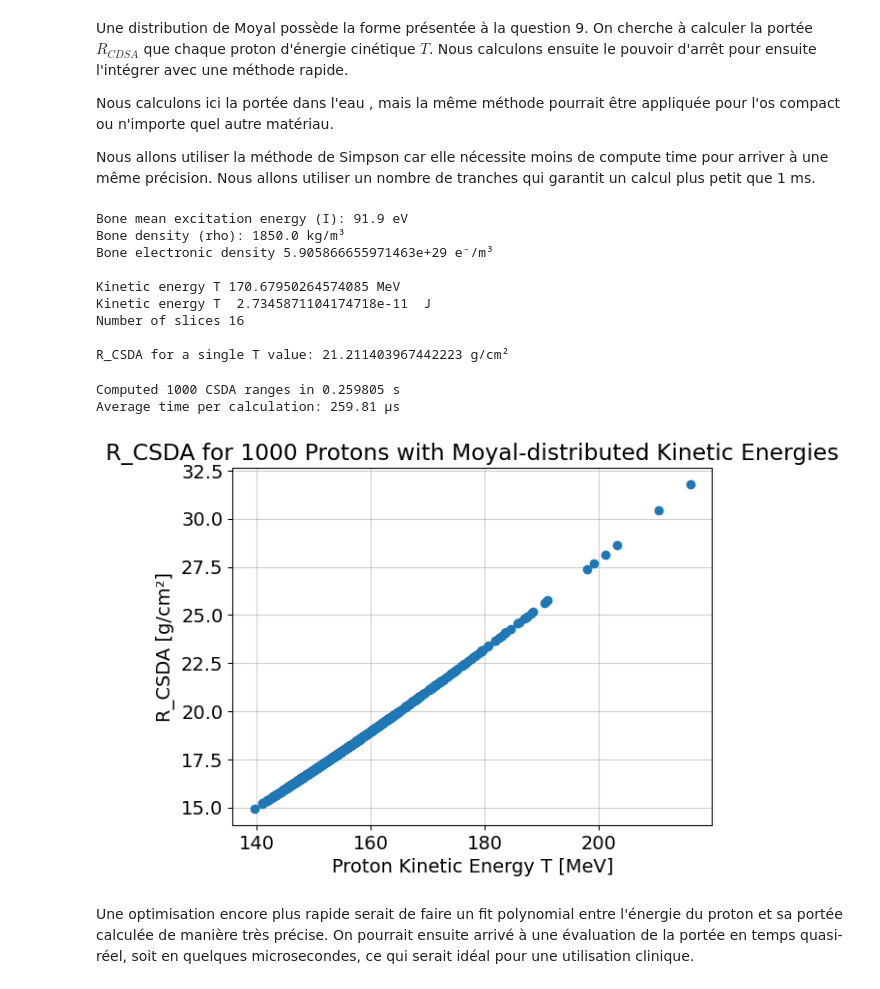
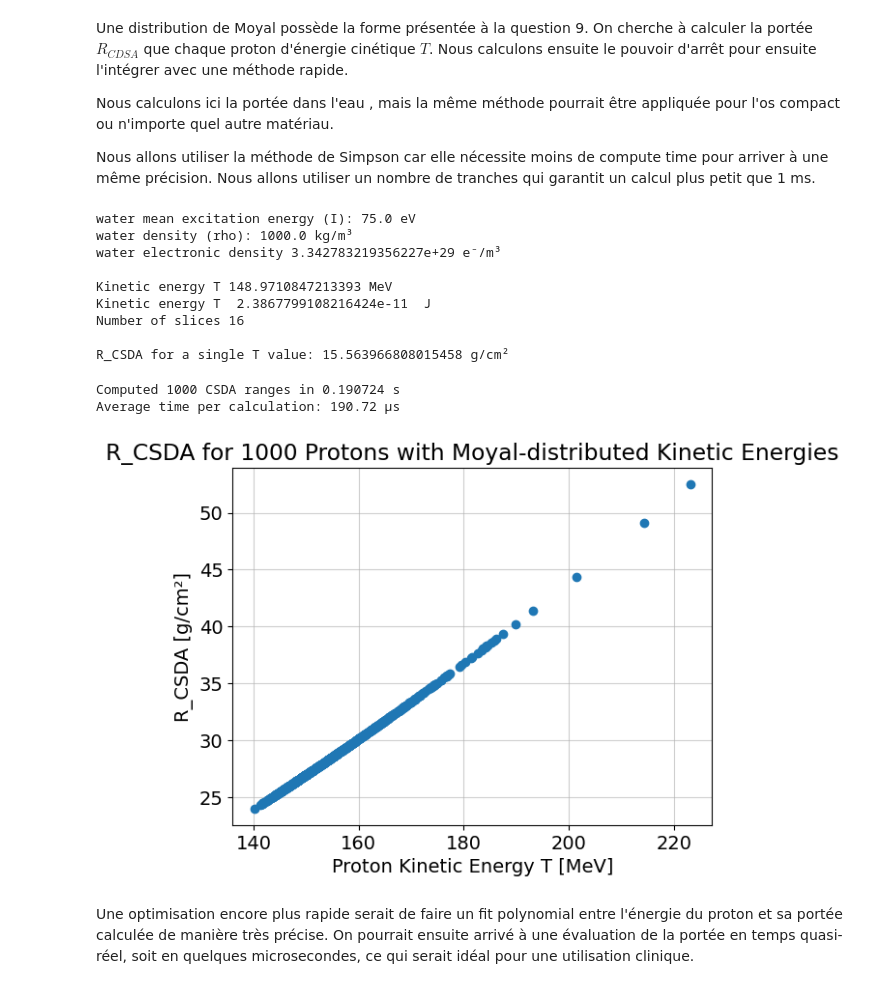
Before and after one commit to Eloi-Blouin/GPH-University-Laval-Course, a Jupyter notebook: Ulaval Session 8 Hiver 2026/Physique Numérique/TP1/TP1_ÉloiBlouin_ClémentPoulin.ipynb, the cells around one changed output. Drawn from its saved outputs; the diff is of its cells as text; code cells hidden in the pictures.

Commit message:
First iteration for the question 10 function to calculate the integration time

```diff
--- a/Ulaval Session 8 Hiver 2026/Physique Numérique/TP1/TP1_ÉloiBlouin_ClémentPoulin.ipynb
+++ b/Ulaval Session 8 Hiver 2026/Physique Numérique/TP1/TP1_ÉloiBlouin_ClémentPoulin.ipynb
@@ -950,12 +950,12 @@ T_moyal_single_value_MeV = sp.stats.moyal.rvs(loc=moyal_loc, scale=moyal_scale)
 #T_moyal_single_value_MeV = 150.0 # to fix the value for testing
 T_moyal_single_value_J = T_moyal_single_value_MeV * 1e6 * cte.e
 
-rho_bone, n_e_bone, bone_mean_excitation_energy = get_material_properties("bone")
+rho_bone, n_e_bone, bone_mean_excitation_energy = get_material_properties("water")
 N_simp_8_optimisation = 2**4
 
-print("Bone mean excitation energy (I):", bone_mean_excitation_energy / cte.e, "eV")
-print(f"Bone density (rho): {rho_bone} kg/m³")
-print("Bone electronic density", n_e_bone, "e⁻/m³\n")
+print("water mean excitation energy (I):", bone_mean_excitation_energy / cte.e, "eV")
+print(f"water density (rho): {rho_bone} kg/m³")
+print("water electronic density", n_e_bone, "e⁻/m³\n")
 print(f"Kinetic energy T {T_moyal_single_value_MeV} MeV")
 print("Kinetic energy T ", T_moyal_single_value_J, " J" )
 print(f"Number of slices {N_simp_8_optimisation}")
@@ -973,45 +973,46 @@ conv_factor_range = 1e-1  # kg/m^2 -> g/cm^2
 R_CSDA_moyal_single_value = simpson(f_inv_S, T_proton_low, T_proton_high, N_simp_8_optimisation) * conv_factor_range
 print(f"\nR_CSDA for a single T value: {R_CSDA_moyal_single_value} g/cm²")
 # %% [output]
-Bone mean excitation energy (I): 91.9 eV
-Bone density (rho): 1850.0 kg/m³
-Bone electronic density 5.905866655971463e+29 e⁻/m³
+water mean excitation energy (I): 75.0 eV
+water density (rho): 1000.0 kg/m³
+water electronic density 3.342783219356227e+29 e⁻/m³
 
-Kinetic energy T 170.67950264574085 MeV
-Kinetic energy T  2.7345871104174718e-11  J
+Kinetic energy T 148.9710847213393 MeV
+Kinetic energy T  2.3867799108216424e-11  J
 Number of slices 16
 
-R_CSDA for a single T value: 21.211403967442223 g/cm²
+R_CSDA for a single T value: 15.563966808015458 g/cm²
 # %%
 # Speed test: 1000 single-proton calculations
 n = 1000
 T_samples_MeV = sp.stats.moyal.rvs(loc=moyal_loc, scale=moyal_scale, size=n)
 T_samples_J = T_samples_MeV * 1e6 * cte.e
 
 start_time = timeit.default_timer()
 R_CSDA_samples = []
 for T_J in T_samples_J:
+    f_inv_S = lambda T: (rho_bone / calculate_S_col(n_e=n_e_bone, I=bone_mean_excitation_energy, T=T_J))
     R_CSDA_val = simpson(f_inv_S, T_proton_low, T_J, N_simp_8_optimisation) * conv_factor_range
     R_CSDA_samples.append(R_CSDA_val)
 end_time = timeit.default_timer()
 
 elapsed = end_time - start_time
 count = len(R_CSDA_samples)
 time_per_calc = elapsed / count if count > 0 else float('nan')
 
 print(f"\nComputed {count} CSDA ranges in {elapsed:.6f} s")
 print(f"Average time per calculation: {time_per_calc*1e6:.2f} μs")
 
 plt.plot(T_samples_MeV, R_CSDA_samples, 'o')
 plt.xlabel("Proton Kinetic Energy T [MeV]")
 plt.ylabel("R_CSDA [g/cm²]")
 plt.title("R_CSDA for 1000 Protons with Moyal-distributed Kinetic Energies")
 plt.grid(alpha=0.6)
 plt.show()
 # %% [output]
-Computed 1000 CSDA ranges in 0.259805 s
-Average time per calculation: 259.81 μs
+Computed 1000 CSDA ranges in 0.190724 s
+Average time per calculation: 190.72 μs
-[figure, old version]
+[figure, new version]
 # %% [markdown]
 Une optimisation encore plus rapide serait de faire un fit polynomial entre l'énergie du proton et sa portée calculée de manière très précise. On pourrait ensuite arrivé à une évaluation de la portée en temps quasi-réel, soit en quelques microsecondes, ce qui serait idéal pour une utilisation clinique.
 # %% [markdown]
```
Also changed, not shown: parts of 3 cells of this notebook.
